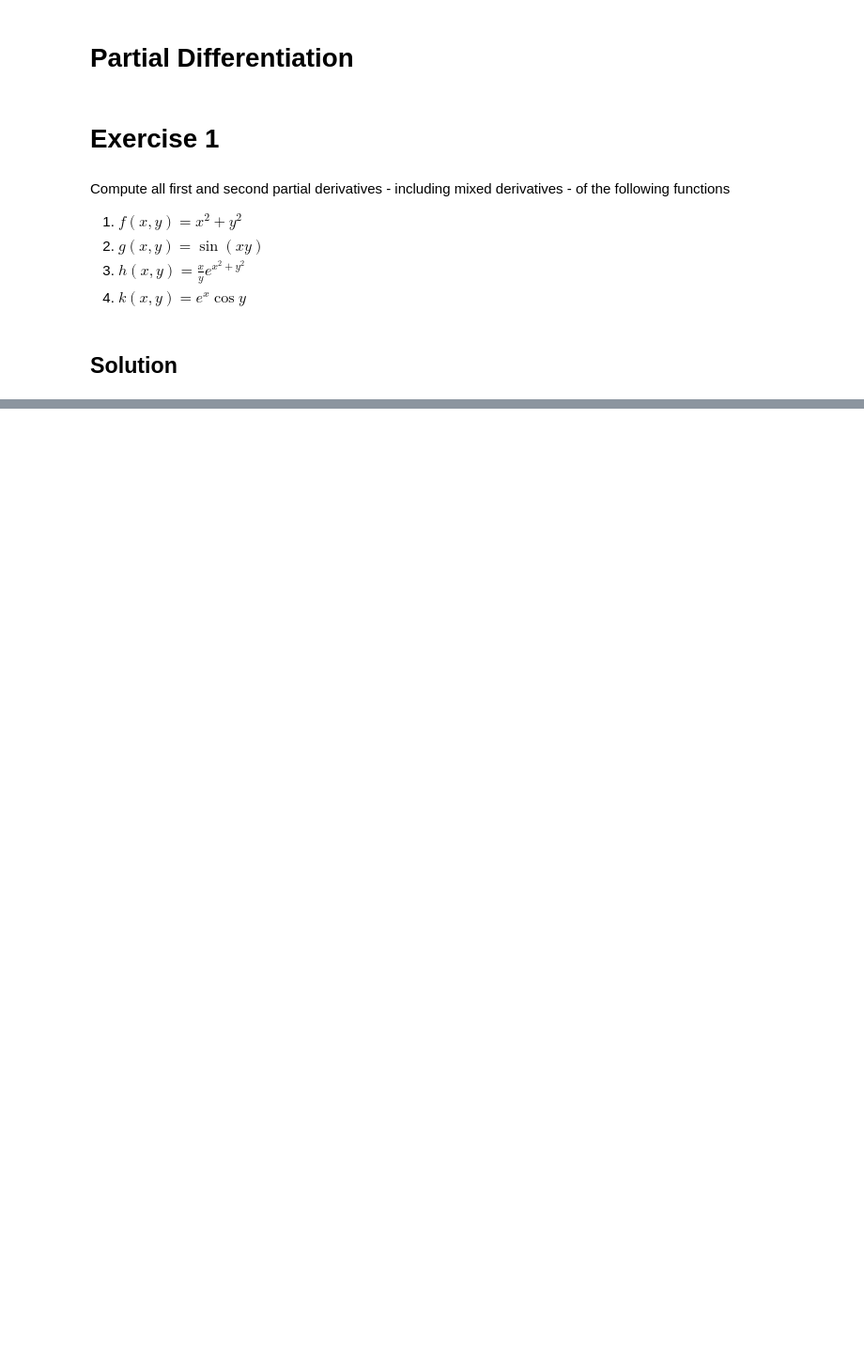
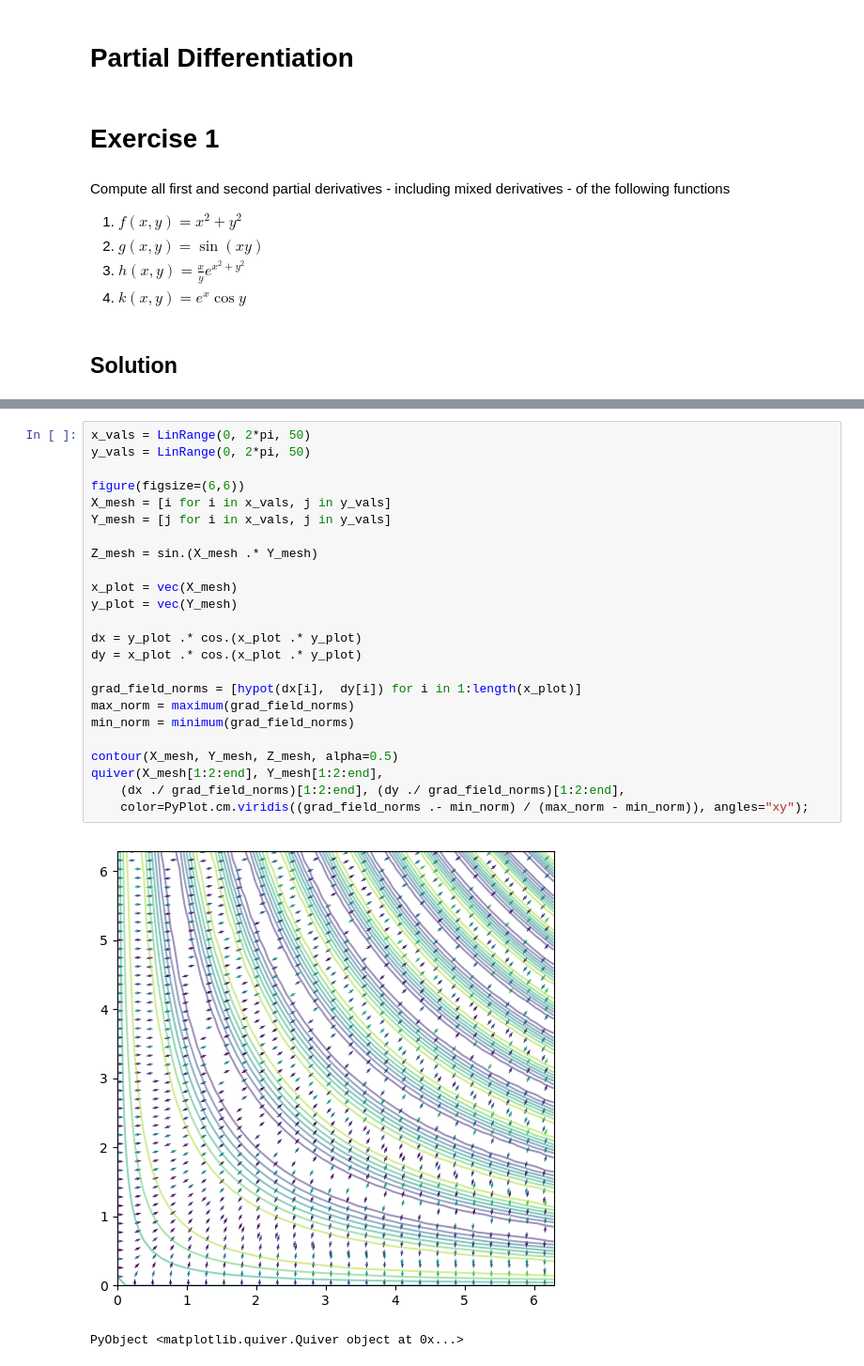
Before and after one commit to chaaland/classical-mechanics-ttm, a Jupyter notebook: Chapter3/Chapter3.ipynb, the cells around one changed output, grey strips where cells are left out. Shown at 94% size. Cells and saved outputs as stored; diff of their text form; blank space fills up the shorter version.

```diff
--- a/Chapter3/Chapter3.ipynb
+++ b/Chapter3/Chapter3.ipynb
@@ -90,0 +146,27 @@ PyObject <matplotlib.quiver.Quiver object at 0x...>
+# %%
+x_vals = LinRange(0, 2*pi, 50)
+y_vals = LinRange(0, 2*pi, 50)
+
+figure(figsize=(6,6))
+X_mesh = [i for i in x_vals, j in y_vals]
+Y_mesh = [j for i in x_vals, j in y_vals]
+
+Z_mesh = sin.(X_mesh .* Y_mesh)
+
+x_plot = vec(X_mesh)
+y_plot = vec(Y_mesh)
+
+dx = y_plot .* cos.(x_plot .* y_plot)
+dy = x_plot .* cos.(x_plot .* y_plot)
+
+grad_field_norms = [hypot(dx[i],  dy[i]) for i in 1:length(x_plot)]
+max_norm = maximum(grad_field_norms)
+min_norm = minimum(grad_field_norms)
+
+contour(X_mesh, Y_mesh, Z_mesh, alpha=0.5)
+quiver(X_mesh[1:2:end], Y_mesh[1:2:end],
+    (dx ./ grad_field_norms)[1:2:end], (dy ./ grad_field_norms)[1:2:end],
+    color=PyPlot.cm.viridis((grad_field_norms .- min_norm) / (max_norm - min_norm)), angles="xy");
+# %% [output]
+[figure, added]
+PyObject <matplotlib.quiver.Quiver object at 0x...>
```
Also changed, not shown: parts of 16 cells of this notebook.
